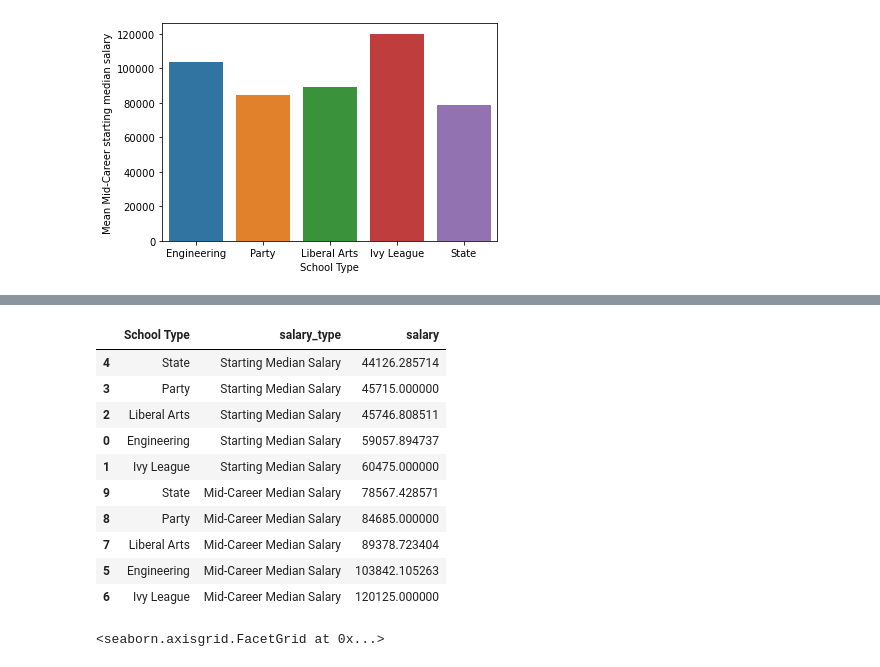
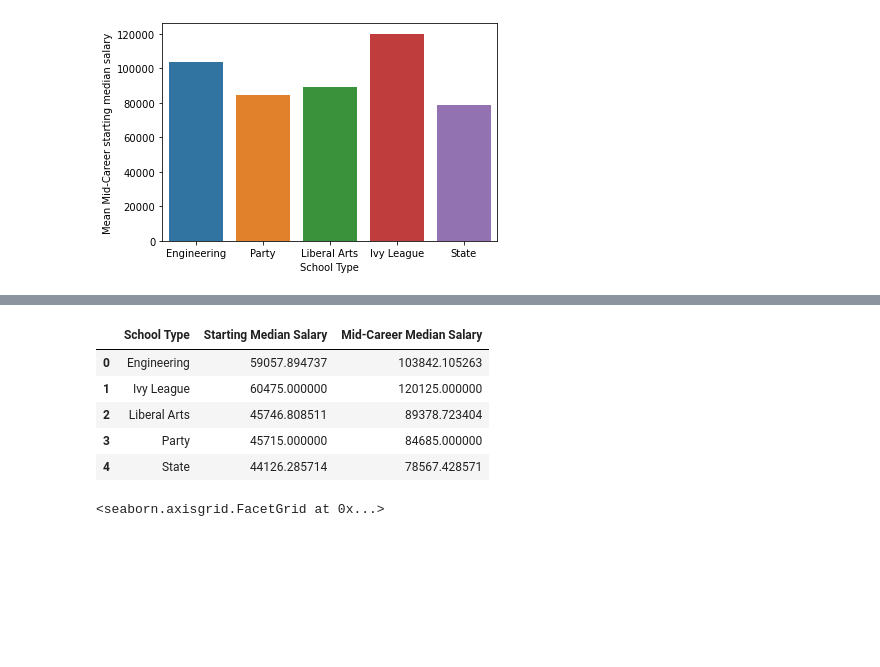
Before and after one commit to xinwang-us/DataScienceCapstoneTwo, a Jupyter notebook: CapstoneProject2_EDA.ipynb, the cells around one changed output, grey strips where cells are left out. Cells and saved outputs as stored; diff of their text form; code cells hidden in the pictures; blank space fills up the shorter version.

```diff
--- a/CapstoneProject2_EDA.ipynb
+++ b/CapstoneProject2_EDA.ipynb
@@ -118,5 +118,6 @@ plt.show()
 # %%
 college_type_salary_mean= salaries_by_college_type_df.groupby('School Type')[['Starting Median Salary', \
                                                                               'Mid-Career Median Salary']].mean()
+college_type_salary_mean.reset_index(inplace=True)
 college_type_salary_mean.head(10)
 # %% [output]
@@ -136,21 +136,16 @@ plt.xlabel('Salary');
 # %%
 school_type_salary = pd.melt(college_type_salary_mean, id_vars=['School Type'], \
                              var_name='salary_type', value_vars=['Starting Median Salary', 'Mid-Career Median Salary'], \
                              value_name='salary').sort_values(by='salary')
 
-school_type_salary
+college_type_salary_mean
 # %% [output]
-|  | School Type | salary_type | salary |
-| 4 | State | Starting Median Salary | 44126.285714 |
-| 3 | Party | Starting Median Salary | 45715.000000 |
-| 2 | Liberal Arts | Starting Median Salary | 45746.808511 |
-| 0 | Engineering | Starting Median Salary | 59057.894737 |
-| 1 | Ivy League | Starting Median Salary | 60475.000000 |
-| 9 | State | Mid-Career Median Salary | 78567.428571 |
-| 8 | Party | Mid-Career Median Salary | 84685.000000 |
-| 7 | Liberal Arts | Mid-Career Median Salary | 89378.723404 |
-| 5 | Engineering | Mid-Career Median Salary | 103842.105263 |
-| 6 | Ivy League | Mid-Career Median Salary | 120125.000000 |
+|  | School Type | Starting Median Salary | Mid-Career Median Salary |
+| 0 | Engineering | 59057.894737 | 103842.105263 |
+| 1 | Ivy League | 60475.000000 | 120125.000000 |
+| 2 | Liberal Arts | 45746.808511 | 89378.723404 |
+| 3 | Party | 45715.000000 | 84685.000000 |
+| 4 | State | 44126.285714 | 78567.428571 |
 # %%
 sns.catplot(x='School Type', y='salary', data=school_type_salary, kind='bar', col='salary_type')
 # %% [output]
```
Also changed, not shown: parts of 6 cells of this notebook.
